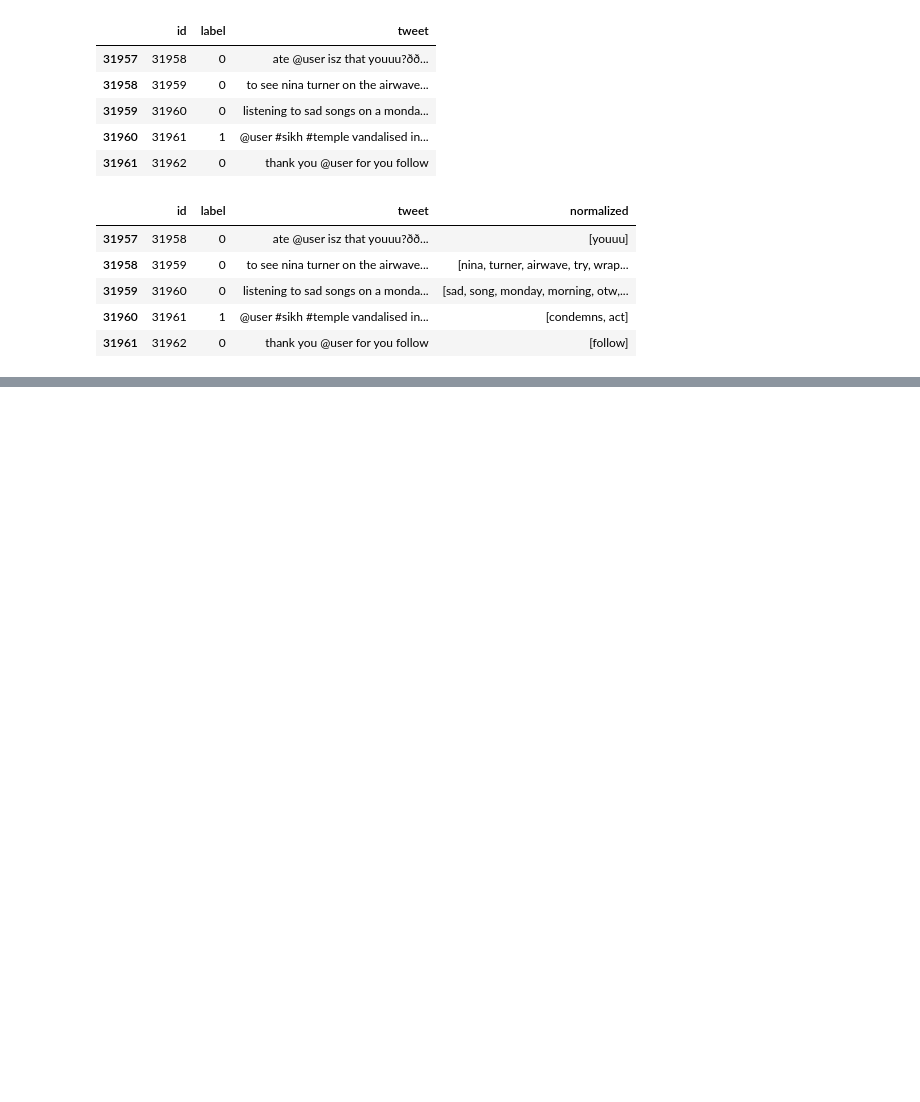
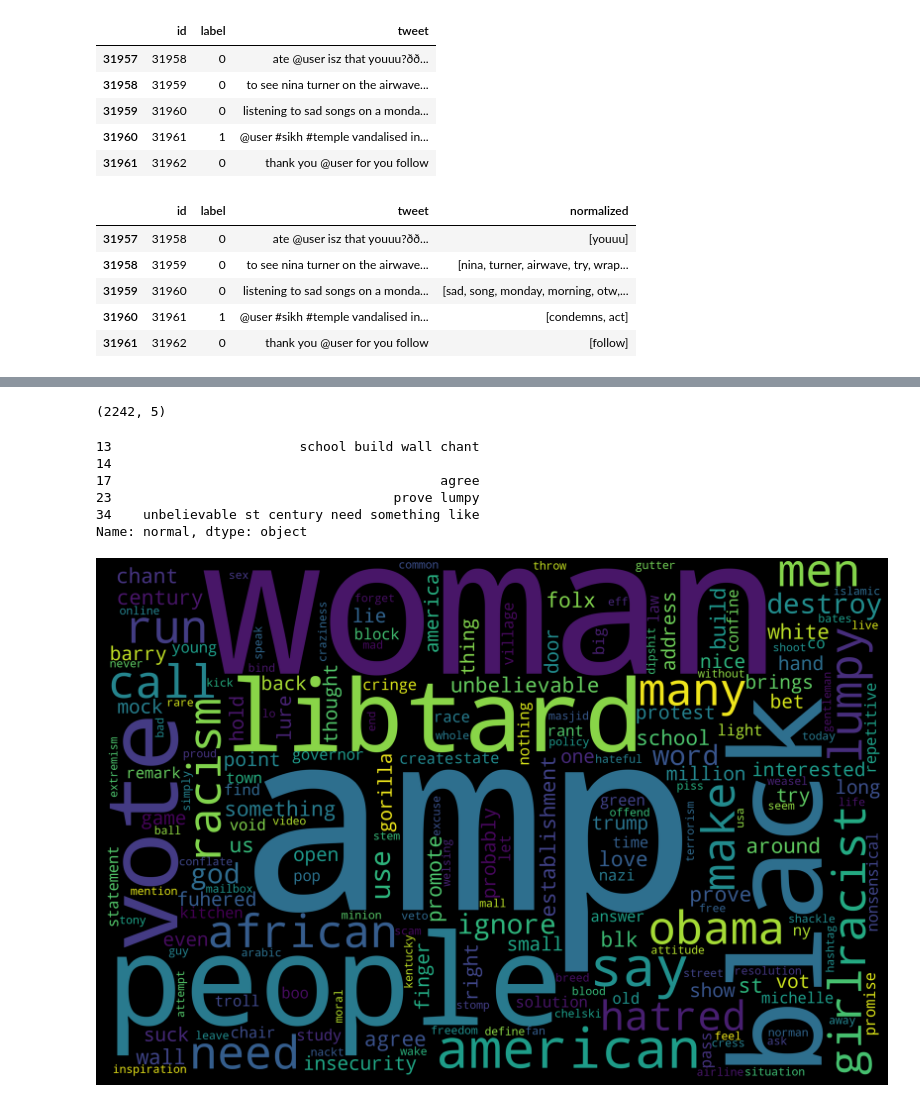
Before and after one commit to josegpl/HateSpeech_Classification, a Jupyter notebook: SentimentClassification.ipynb, the cells around one changed output, grey strips where cells are left out. Cells and saved outputs as stored; diff of their text form; code cells hidden in the pictures; blank space fills up the shorter version.

```diff
--- a/SentimentClassification.ipynb
+++ b/SentimentClassification.ipynb
@@ -121,3 +121,5 @@ train.tail()
 | 31959 | 31960 | 0 | listening to sad songs on a monda... | [sad, song, monday, morning, otw,... |
 | 31960 | 31961 | 1 | @user #sikh #temple vandalised in... | [condemns, act] |
 | 31961 | 31962 | 0 | thank you @user for you follow | [follow] |
+# %%
+train['normal'] = [' '.join(map(str, l)) for l in train['normalized']]
@@ -194,0 +278,37 @@ test['tweet'][19]
+# %%
+#DATA VIS
+isnegative = train[train.label == 1]
+print(isnegative.shape)
+# %% [output]
+(2242, 5)
+# %%
+allnegative = isnegative['normal']
+allnegative.head()
+# %% [output]
+13                        school build wall chant
+14
+17                                          agree
+23                                    prove lumpy
+34    unbelievable st century need something like
+Name: normal, dtype: object
+# %%
+#build wordcloud
+from wordcloud import WordCloud, STOPWORDS, ImageColorGenerator
+import matplotlib.cm as cm
+
+text = isnegative.normal
+wordcloud = WordCloud(
+    width = 3000,
+    height = 2000,
+    background_color = 'black',
+    stopwords = STOPWORDS).generate(str(text))
+fig = plt.figure(
+    figsize = (40, 30),
+    facecolor = 'k',
+    edgecolor = 'k')
+plt.imshow(wordcloud, interpolation = 'bilinear')
+plt.axis('off')
+plt.tight_layout(pad=0)
+plt.show()
+# %% [output]
+[figure, added]
```
Also changed, not shown: parts of 18 cells of this notebook.
